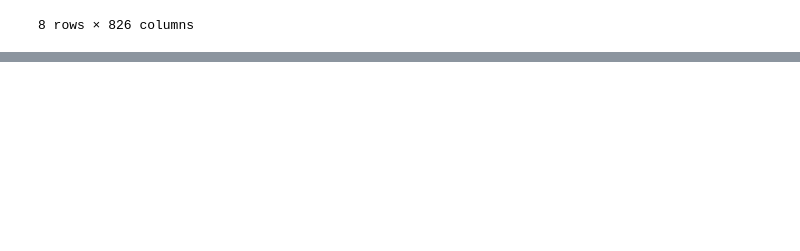
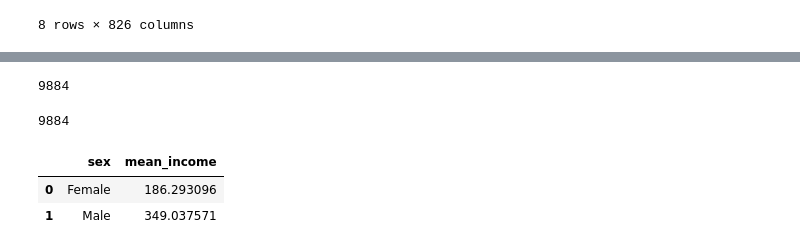
Before and after one commit to al0214/ML-Engineer-Study, a Jupyter notebook: Data-analysis/Project/korean_data.ipynb, the cells around one changed output, grey strips where cells are left out. Saved outputs shown, nothing was run; the diff lists cells and outputs as text; code cells hidden in the pictures; blank space fills up the shorter version.

```diff
--- a/Data-analysis/Project/korean_data.ipynb
+++ b/Data-analysis/Project/korean_data.ipynb
@@ -52,0 +124,17 @@ welfare.describe()
+# %%
+welfare['income'].isna().sum()
+# %% [output]
+9884
+# %%
+welfare['income'] = np.where(welfare['income'] == 9999, np.nan, welfare['income'])
+# %%
+welfare['income'].isna().sum()
+# %% [output]
+9884
+# %%
+sex_income = welfare.dropna(subset= ['income']).groupby('sex', as_index= False).agg(mean_income = ('income', 'mean'))
+sex_income
+# %% [output]
+|  | sex | mean_income |
+| 0 | Female | 186.293096 |
+| 1 | Male | 349.037571 |
```
Also changed, not shown: parts of 13 cells of this notebook, 1 other file.
